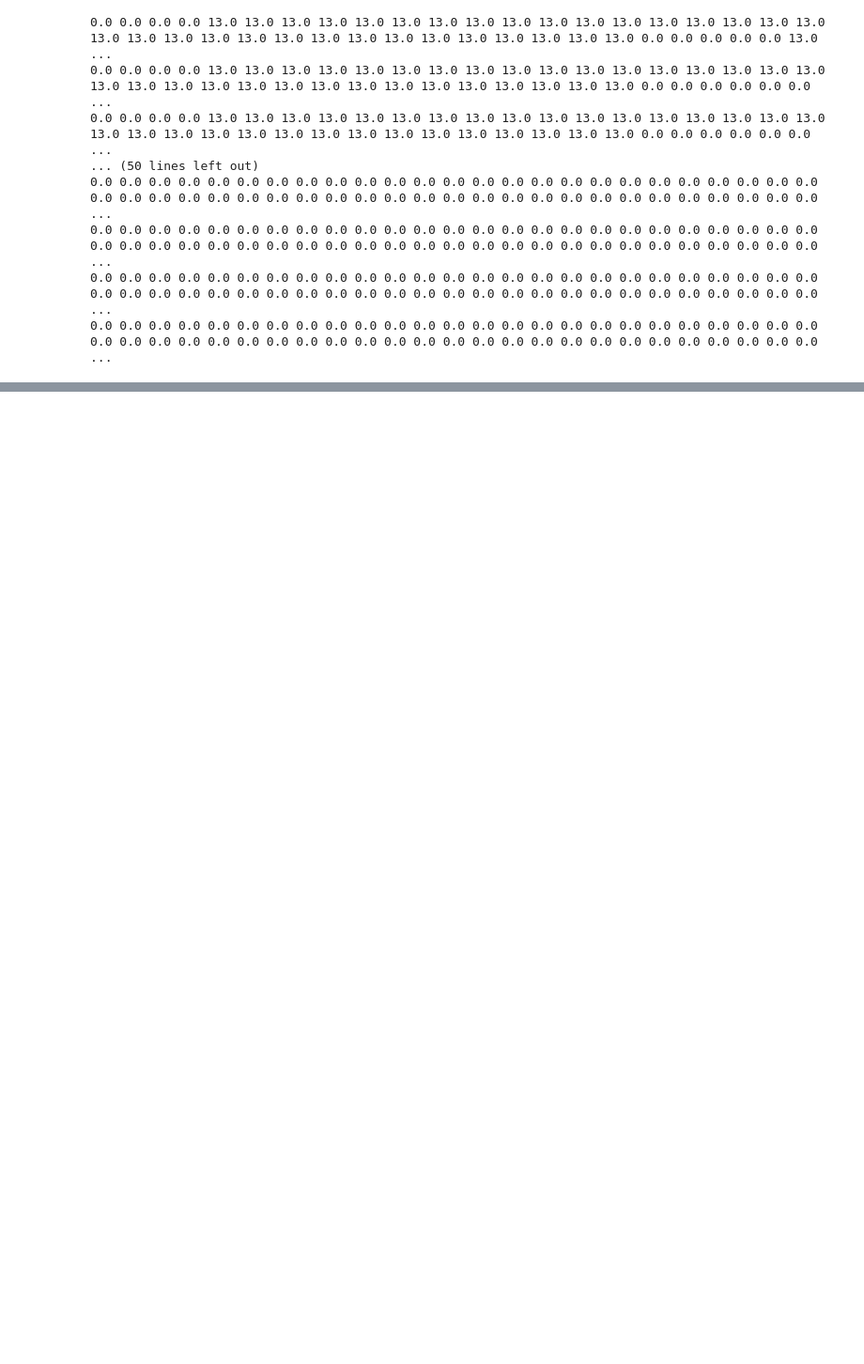
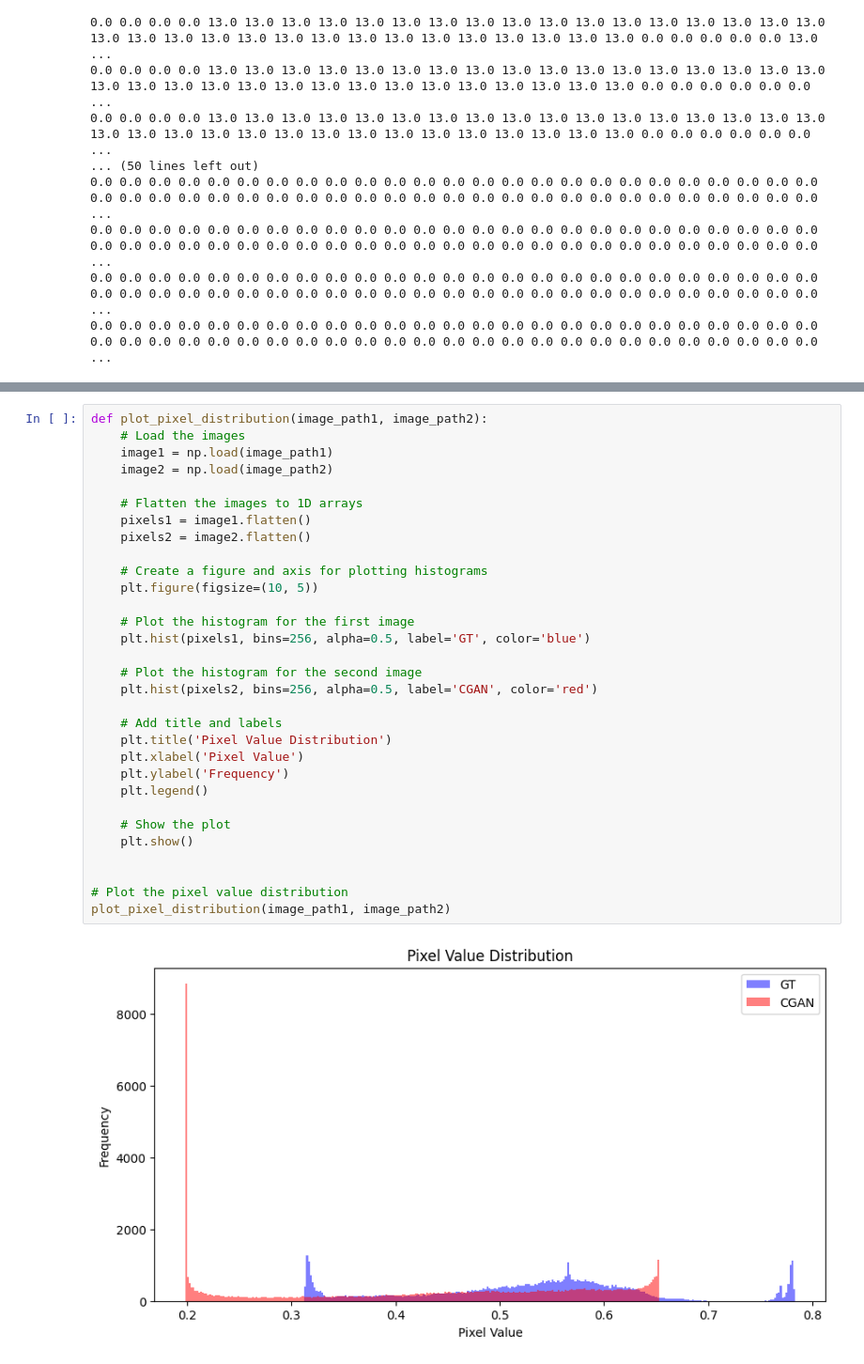
Before and after one commit to voodooed/RangeNet, a Jupyter notebook: Preprocessing/numpy_image.ipynb, the cells around one changed output, grey strips where cells are left out. Shown at 94% size. Cells and saved outputs as stored; diff of their text form; blank space fills up the shorter version.

```diff
--- a/Preprocessing/numpy_image.ipynb
+++ b/Preprocessing/numpy_image.ipynb
@@ -346,0 +381,33 @@ Data:
+# %%
+def plot_pixel_distribution(image_path1, image_path2):
+    # Load the images
+    image1 = np.load(image_path1)
+    image2 = np.load(image_path2)
+
+    # Flatten the images to 1D arrays
+    pixels1 = image1.flatten()
+    pixels2 = image2.flatten()
+
+    # Create a figure and axis for plotting histograms
+    plt.figure(figsize=(10, 5))
+
+    # Plot the histogram for the first image
+    plt.hist(pixels1, bins=256, alpha=0.5, label='GT', color='blue')
+
+    # Plot the histogram for the second image
+    plt.hist(pixels2, bins=256, alpha=0.5, label='CGAN', color='red')
+
+    # Add title and labels
+    plt.title('Pixel Value Distribution')
+    plt.xlabel('Pixel Value')
+    plt.ylabel('Frequency')
+    plt.legend()
+
+    # Show the plot
+    plt.show()
+
+
+# Plot the pixel value distribution
+plot_pixel_distribution(image_path1, image_path2)
+# %% [output]
+[figure, added]
```
Also changed, not shown: parts of 5 cells of this notebook.
